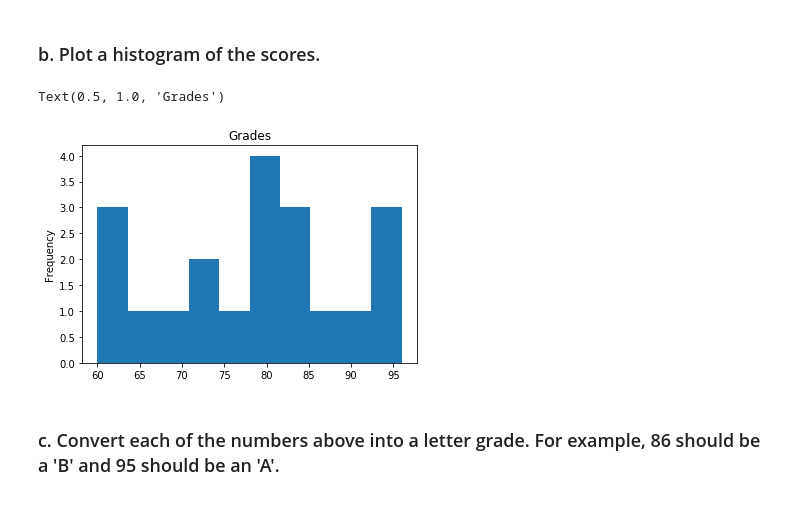
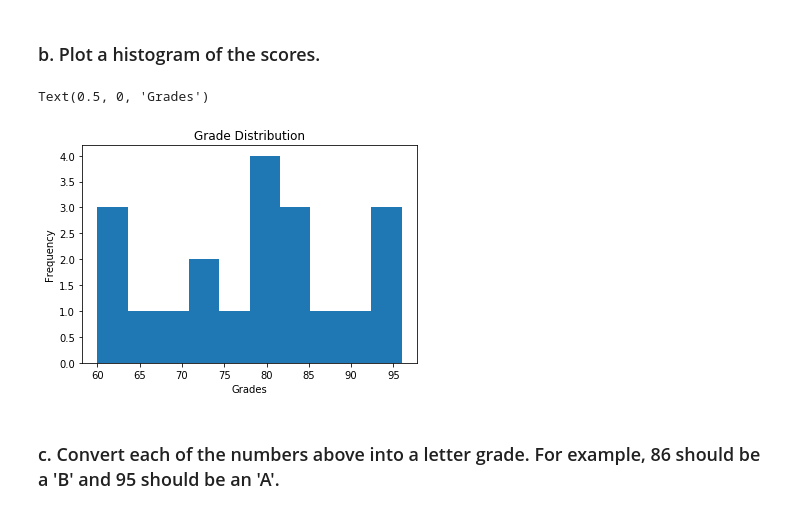
Before and after one commit to Matthew-Mays/numpy-pandas-visualization-exercises, a Jupyter notebook: pandas_series.ipynb, the cells around one changed output. Drawn from its saved outputs; the diff is of its cells as text; code cells hidden in the pictures.

```diff
--- a/pandas_series.ipynb
+++ b/pandas_series.ipynb
@@ -241,12 +279,16 @@ The min is 60
 The median is 79.0
 # %% [markdown]
 ### b. Plot a histogram of the scores.
-# %%
-grade_scores.plot.hist()
-plt.title("Grades")
-# %% [output]
-Text(0.5, 1.0, 'Grades')
-[figure, removed]
+# %%
+#plot a histogram of the grade scores
+grade_scores.plot.hist()
+#set title of graph
+plt.title("Grade Distribution")
+#set x axis label
+plt.xlabel('Grades')
+# %% [output]
+Text(0.5, 0, 'Grades')
+[figure, added]
 # %% [markdown]
 ### c. Convert each of the numbers above into a letter grade. For example, 86 should be a 'B' and 95 should be an 'A'.
 # %%
```
Also changed, not shown: parts of 98 cells of this notebook.
